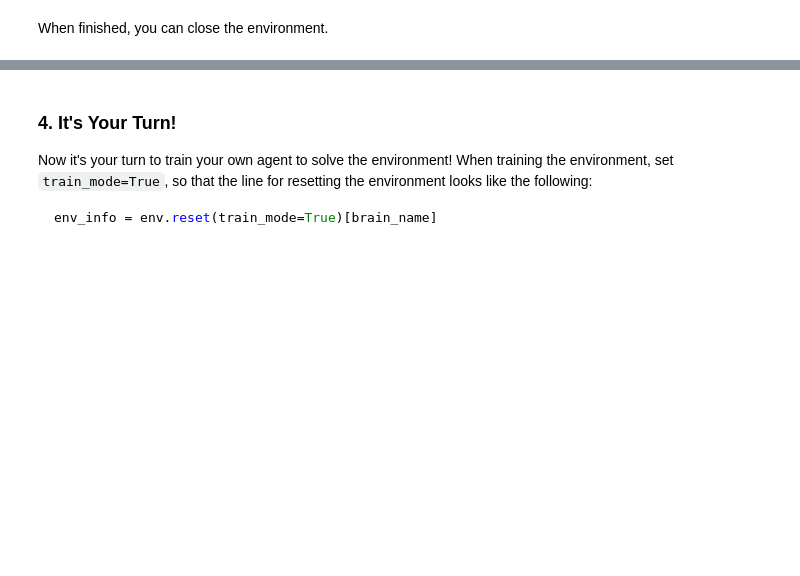
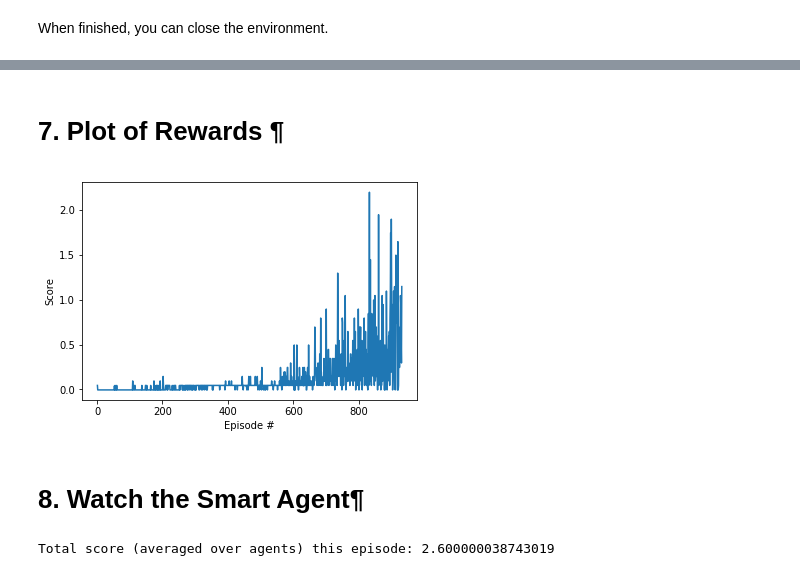
Before and after one commit to RobertoGEMartin/Udacity-DeepRL-ND-P3, a Jupyter notebook: Tennis_Rober.ipynb, the cells around one changed output, grey strips where cells are left out. Cells and saved outputs as stored; diff of their text form; code cells hidden in the pictures; blank space fills up the shorter version.

Commit message:
trained models:actor&critic

````diff
--- a/Tennis_Rober.ipynb
+++ b/Tennis_Rober.ipynb
@@ -119,0 +135,10 @@ When finished, you can close the environment.
+# %%
+from collections import deque
+from itertools import count
+import time
+import torch
+from ddpg_agent import Agent
+import matplotlib.pyplot as plt
+%matplotlib inline
+
+agent = Agent(state_size = state_size, action_size = action_size, random_seed = 0, num_agents=2)
@@ -119,0 +240,2 @@ When finished, you can close the environment.
+# %%
+scores = ddpg()
@@ -119,0 +260,13 @@ When finished, you can close the environment.
+# %% [markdown]
+# 7. Plot of Rewards  ¶
+# %%
+fig = plt.figure()
+ax = fig.add_subplot(111)
+plt.plot(np.arange(1, len(scores)+1), scores)
+plt.ylabel('Score')
+plt.xlabel('Episode #')
+plt.show()
+# %% [output]
+[figure, added]
+# %% [markdown]
+# 8. Watch the Smart Agent¶
@@ -120,9 +277,19 @@ When finished, you can close the environment.
+# %%
+env_info = env.reset(train_mode=False)[brain_name]     # reset the environment
+states = env_info.vector_observations                  # get the current state (for each agent)
+scores = np.zeros(num_agents)                          # initialize the score (for each agent)
+while True:
+    actions = agent.act(states)                        # select an action (for each agent)
+    env_info = env.step(actions)[brain_name]           # send all actions to tne environment
+    next_states = env_info.vector_observations         # get next state (for each agent)
+    rewards = env_info.rewards                         # get reward (for each agent)
+    dones = env_info.local_done                        # see if episode finished
+    scores += env_info.rewards                         # update the score (for each agent)
+    states = next_states                               # roll over states to next time step
+    if np.any(dones):                                  # exit loop if episode finished
+        break
+print('Total score (averaged over agents) this episode: {}'.format(np.mean(scores)))
+# %% [output]
+Total score (averaged over agents) this episode: 2.600000038743019
 # %%
 env.close()
-# %% [markdown]
-### 4. It's Your Turn!
-
-Now it's your turn to train your own agent to solve the environment!  When training the environment, set `train_mode=True`, so that the line for resetting the environment looks like the following:
-```python
-env_info = env.reset(train_mode=True)[brain_name]
-```
````
Also changed, not shown: parts of 12 cells of this notebook, 2 other files.
